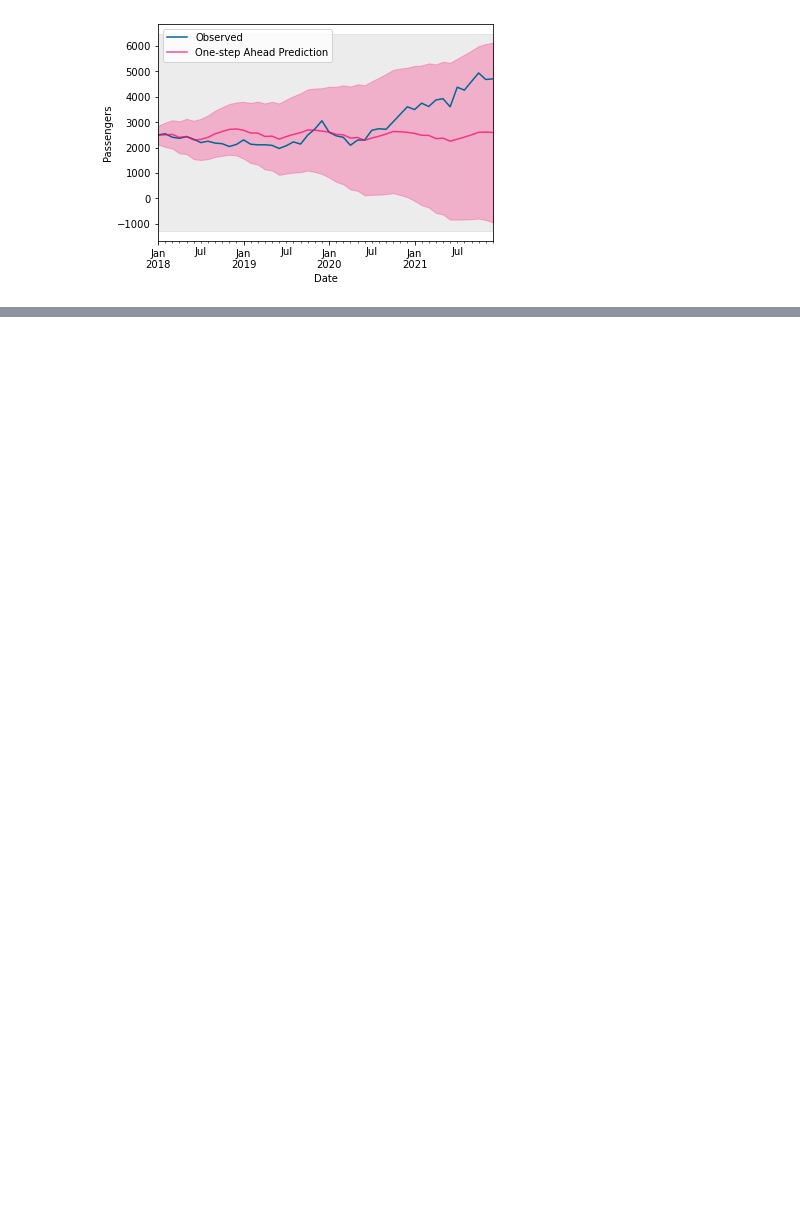
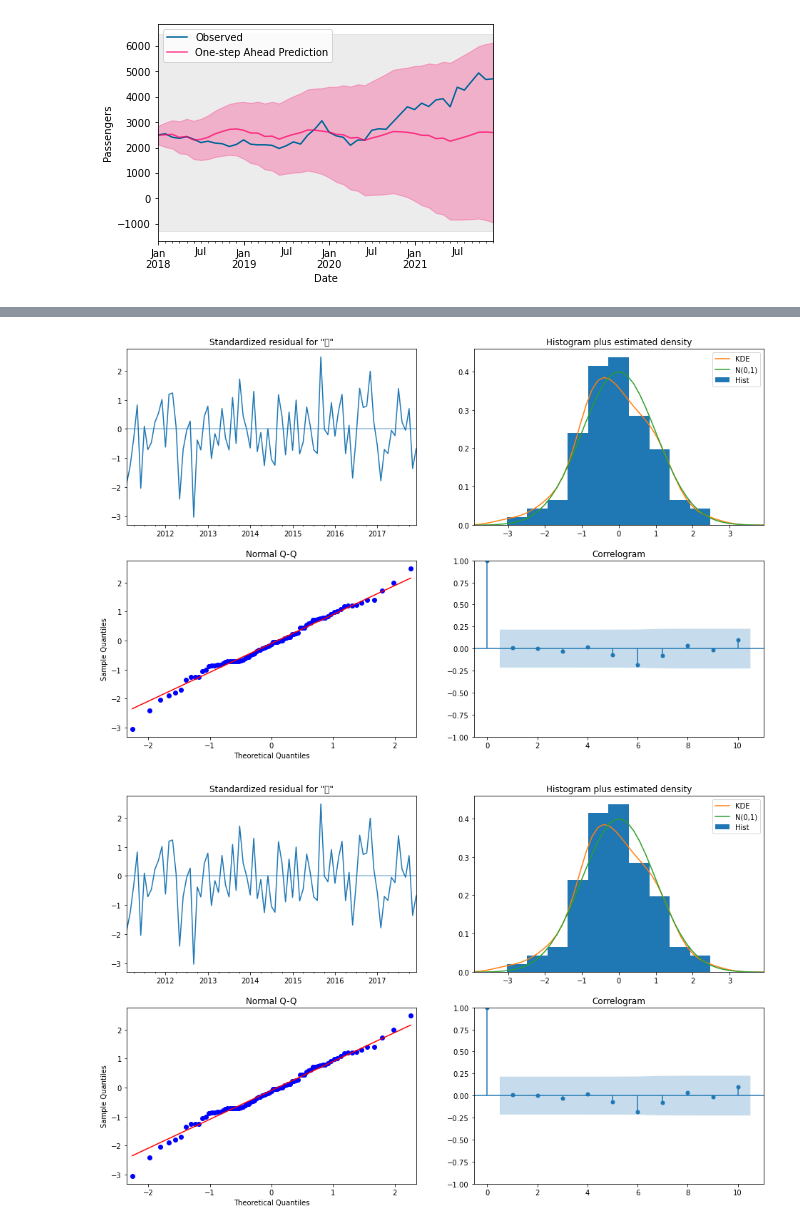
Before and after one commit to Soo-Im/PalmOil, a Jupyter notebook: ENSO-Palm_Prediction.ipynb, the cells around one changed output, grey strips where cells are left out. Drawn from its saved outputs; the diff is of its cells as text; code cells hidden in the pictures; blank space fills up the shorter version.

Commit message:
Seasonal pdq 0,0,0으로 계산한 셀 추가

```diff
--- a/ENSO-Palm_Prediction.ipynb
+++ b/ENSO-Palm_Prediction.ipynb
@@ -734,3 +736,9 @@ plt.legend(loc='upper left');
 plt.show()
 # %% [output]
 [figure]
+# %%
+mdl = SARIMAX(endog=y_train, order=(2, 1, 0),
+            seasonal_order=(0, 0, 0, 12),
+            enforce_stationarity=True,
+            enforce_invertibility=True)
+res = mdl.fit()
@@ -736,0 +766,5 @@ plt.show()
+# %%
+res.plot_diagnostics(figsize=(16, 10))
+# %% [output]
+[figure, added]
+[figure, added]
```
Also changed, not shown: parts of 7 cells of this notebook.
